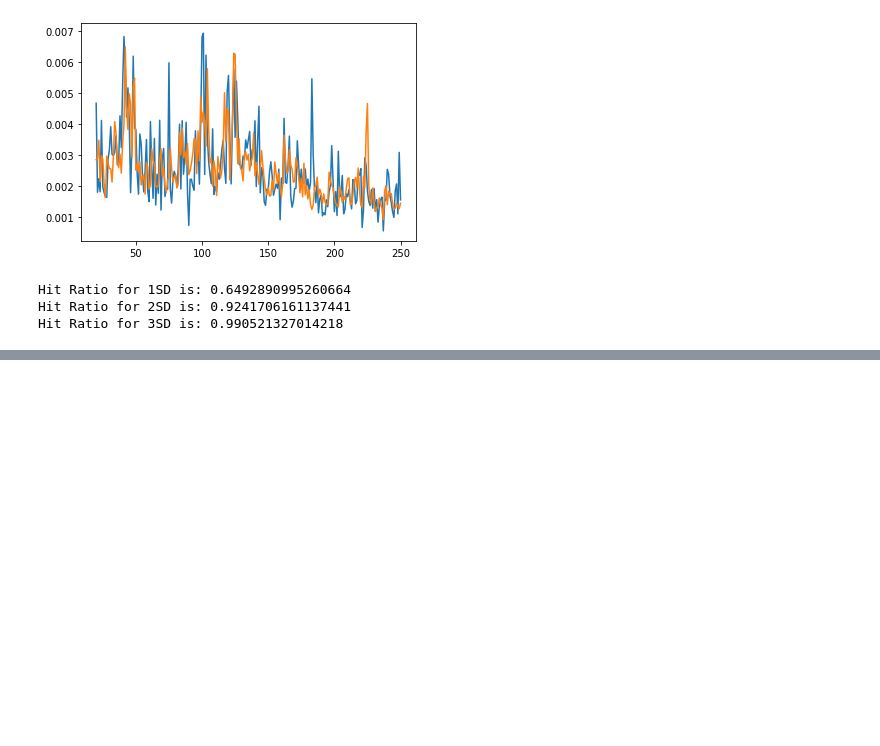
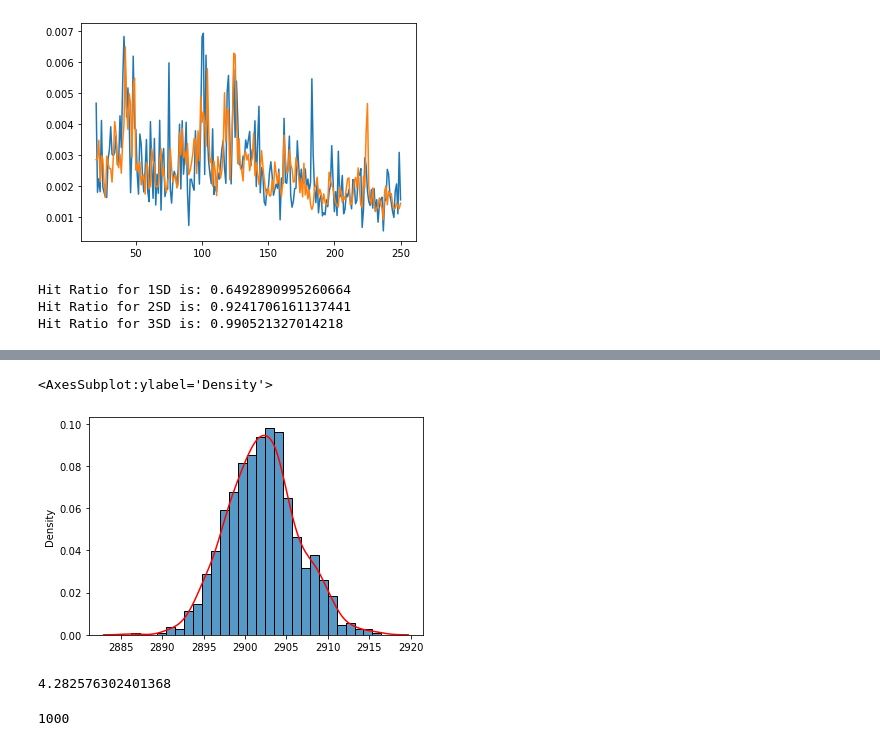
Before and after one commit to matthew-lim/Vanguard-Volatility-Project, a Jupyter notebook: EWMA_Models-1A,1B,1C.ipynb, the cells around one changed output, grey strips where cells are left out. Cells and saved outputs as stored; diff of their text form; code cells hidden in the pictures; blank space fills up the shorter version.

```diff
--- a/EWMA_Models-1A,1B,1C.ipynb
+++ b/EWMA_Models-1A,1B,1C.ipynb
@@ -324,3 +326,19 @@ plt.show()
+# %%
+import seaborn as sns
+
+sns.histplot(s, stat="density")
+sns.kdeplot(s, color = 'r')
+# %% [output]
+<AxesSubplot:ylabel='Density'>
+[figure, added]
+# %%
+sd
+# %% [output]
+4.282576302401368
+# %%
+len(s)
+# %% [output]
+1000
 # %%
 plt.hist(df_mod1C['Actual_Volatility'] - df_mod1C['Predicted_Volatility'], bins=100)
 plt.show()
```
Also changed, not shown: parts of 6 cells of this notebook.
